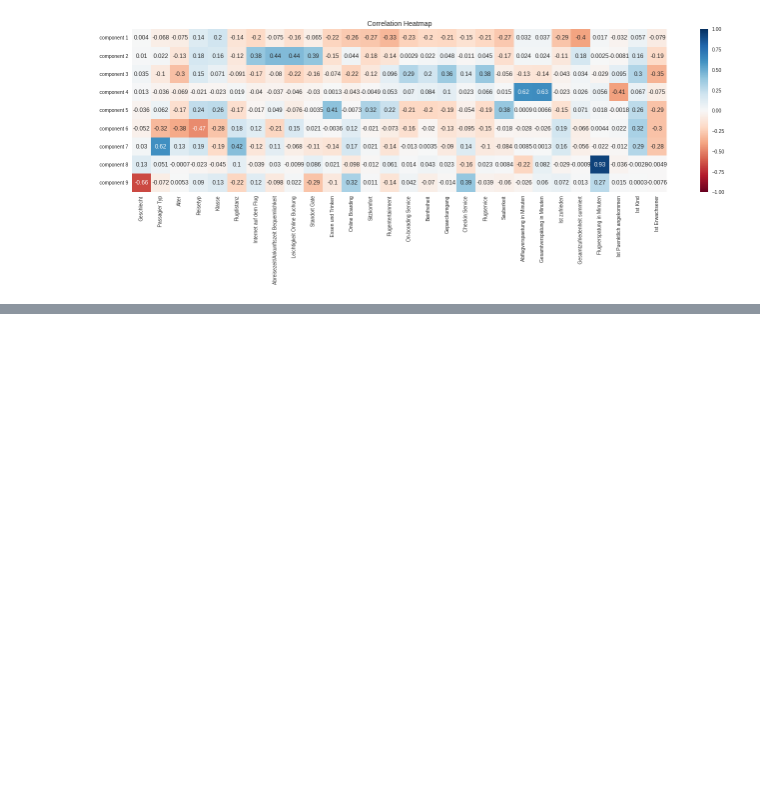
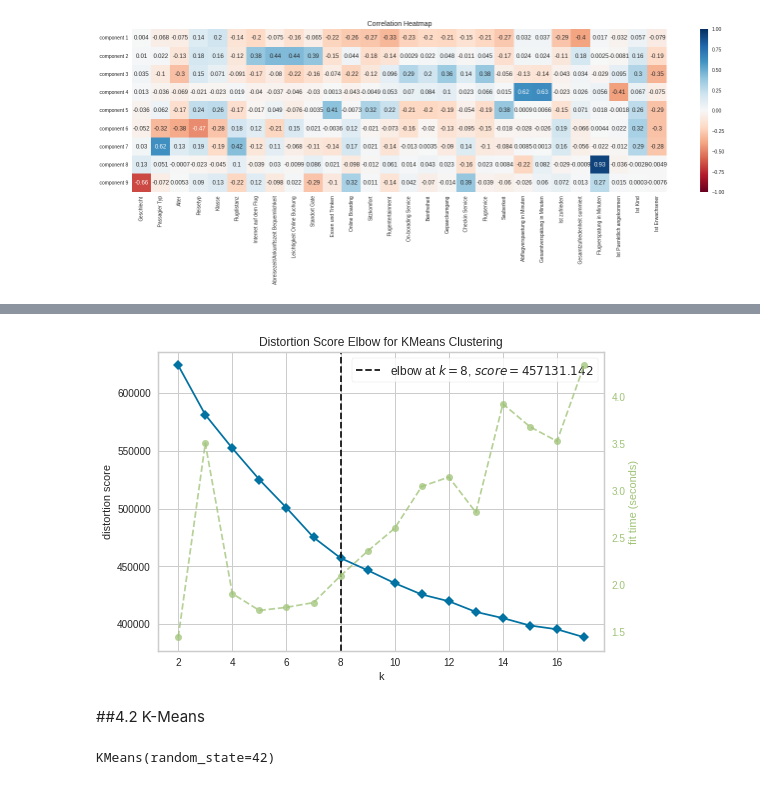
Before and after one commit to AliceKitchkin/Unsupervised-Machine-Learning, a Jupyter notebook: AirlinePassengerSatisfaction.ipynb, the cells around one changed output, grey strips where cells are left out. Cells and saved outputs as stored; diff of their text form; code cells hidden in the pictures; blank space fills up the shorter version.

```diff
--- a/AirlinePassengerSatisfaction.ipynb
+++ b/AirlinePassengerSatisfaction.ipynb
@@ -571,0 +583,14 @@ Text(0.5, 1.0, 'Correlation Heatmap')
+# %%
+#17 Komponenten = 90% meiner Varianz
+Elbow_M = KElbowVisualizer(KMeans(), k=17)
+Elbow_M.fit(data_scaled)
+Elbow_M.show();
+# %% [output]
+[figure, added]
+# %% [markdown]
+##4.2 K-Means
+# %%
+kmeans = KMeans(n_clusters=8, init='k-means++', random_state=42)
+kmeans.fit(data_scaled)
+# %% [output]
+KMeans(random_state=42)
```
Also changed, not shown: parts of 5 cells of this notebook.
